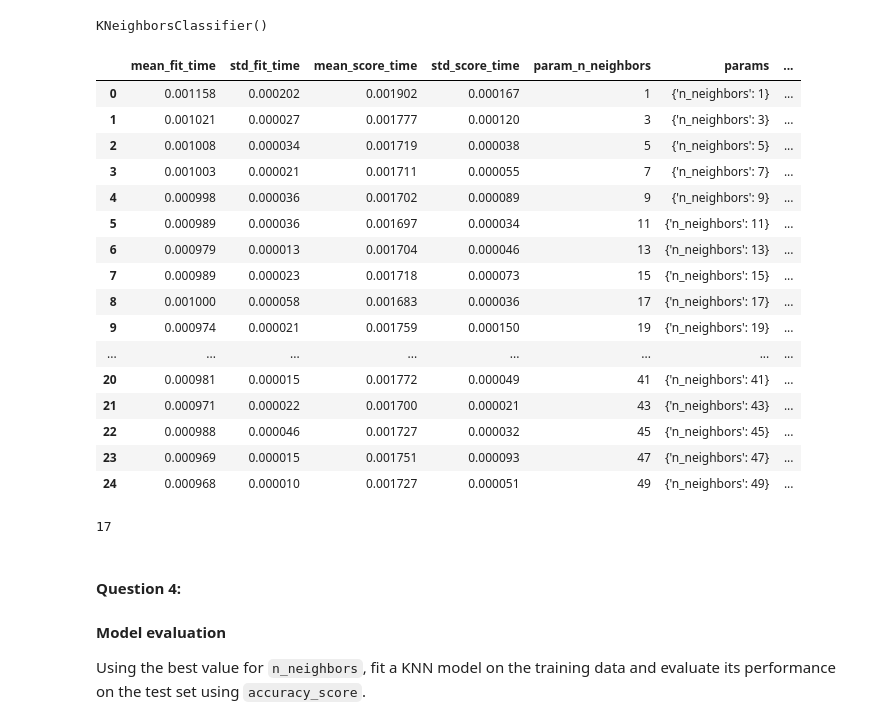
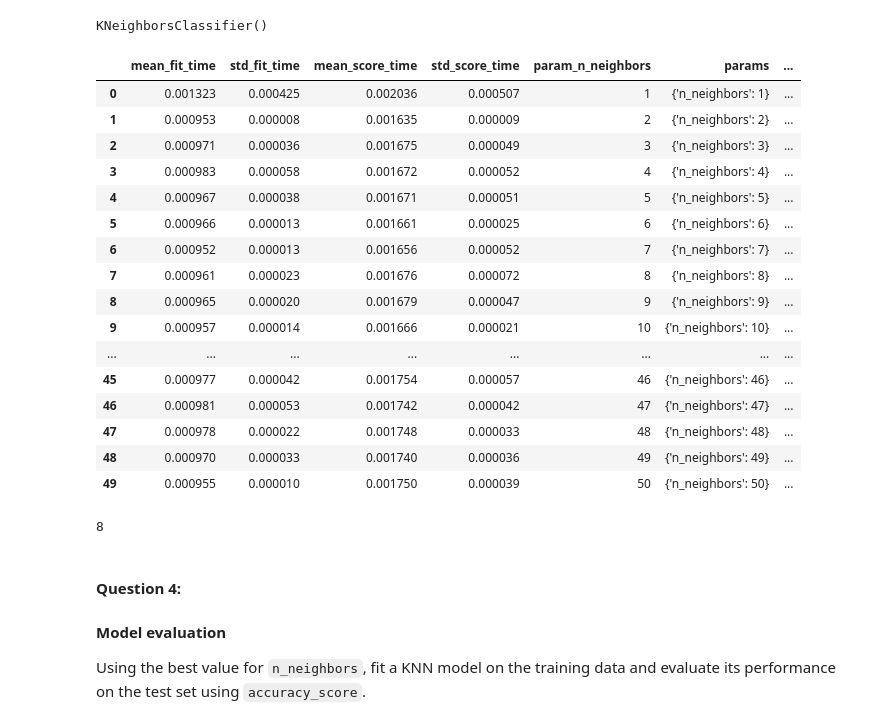
Before and after one commit to midorikawaguti/LCR, a Jupyter notebook: 02_activities/assignments/assignment_1.ipynb, the cells around one changed output. Drawn from its saved outputs; the diff is of its cells as text; code cells hidden in the pictures.

```diff
--- a/02_activities/assignments/assignment_1.ipynb
+++ b/02_activities/assignments/assignment_1.ipynb
@@ -184,7 +165,8 @@ np.random.seed(123)
 # Create a random vector of True and False values to split the data
 split = np.random.choice([True, False], size=len(predictors_standardized), replace=True, p=[0.75, 0.25])
 
-wine_train = wine_df[split == True]
-wine_test = wine_df[split == False]
+X_train = predictors_standardized[split == True]
+X_test = predictors_standardized[split == False]
 
-wine_train
+y_train = wine_df.loc[split, wine_df.columns[-1]]
+y_test = wine_df.loc[~split, wine_df.columns[-1]]
@@ -222,54 +190,52 @@ knn
 # %% [output]
 KNeighborsClassifier()
 # %%
-y_train = wine_train['class']
-X_train = wine_train.iloc[:, :-1]
+
 
 # Define a parameter grid for `n_neighbors` ranging from 1 to 50.
 parameter_grid = {
-    "n_neighbors": range(1,50,2)
+    "n_neighbors": range(1,51)
 }
 
 #Implement a grid search using `GridSearchCV` with 10-fold cross-validation to find the optimal number of neighbors.
 wine_tune_grid = GridSearchCV(
     estimator = knn,
     param_grid=parameter_grid,
     cv=10
 )
-
 
 #After fitting the model on the training data, identify and return the best value for `n_neighbors` based on the grid search results.
 wine_tune_grid.fit(
     X_train,
     y_train
 )
 
 accurancies_grid = pd.DataFrame(wine_tune_grid.cv_results_)
 
 accurancies_grid
 # %% [output]
 |  | mean_fit_time | std_fit_time | mean_score_time | std_score_time | param_n_neighbors | params | ... |
-| 0 | 0.001158 | 0.000202 | 0.001902 | 0.000167 | 1 | {'n_neighbors': 1} | ... |
-| 1 | 0.001021 | 0.000027 | 0.001777 | 0.000120 | 3 | {'n_neighbors': 3} | ... |
-| 2 | 0.001008 | 0.000034 | 0.001719 | 0.000038 | 5 | {'n_neighbors': 5} | ... |
-| 3 | 0.001003 | 0.000021 | 0.001711 | 0.000055 | 7 | {'n_neighbors': 7} | ... |
-| 4 | 0.000998 | 0.000036 | 0.001702 | 0.000089 | 9 | {'n_neighbors': 9} | ... |
-| 5 | 0.000989 | 0.000036 | 0.001697 | 0.000034 | 11 | {'n_neighbors': 11} | ... |
-| 6 | 0.000979 | 0.000013 | 0.001704 | 0.000046 | 13 | {'n_neighbors': 13} | ... |
-| 7 | 0.000989 | 0.000023 | 0.001718 | 0.000073 | 15 | {'n_neighbors': 15} | ... |
-| 8 | 0.001000 | 0.000058 | 0.001683 | 0.000036 | 17 | {'n_neighbors': 17} | ... |
-| 9 | 0.000974 | 0.000021 | 0.001759 | 0.000150 | 19 | {'n_neighbors': 19} | ... |
+| 0 | 0.001323 | 0.000425 | 0.002036 | 0.000507 | 1 | {'n_neighbors': 1} | ... |
+| 1 | 0.000953 | 0.000008 | 0.001635 | 0.000009 | 2 | {'n_neighbors': 2} | ... |
+| 2 | 0.000971 | 0.000036 | 0.001675 | 0.000049 | 3 | {'n_neighbors': 3} | ... |
+| 3 | 0.000983 | 0.000058 | 0.001672 | 0.000052 | 4 | {'n_neighbors': 4} | ... |
+| 4 | 0.000967 | 0.000038 | 0.001671 | 0.000051 | 5 | {'n_neighbors': 5} | ... |
+| 5 | 0.000966 | 0.000013 | 0.001661 | 0.000025 | 6 | {'n_neighbors': 6} | ... |
+| 6 | 0.000952 | 0.000013 | 0.001656 | 0.000052 | 7 | {'n_neighbors': 7} | ... |
+| 7 | 0.000961 | 0.000023 | 0.001676 | 0.000072 | 8 | {'n_neighbors': 8} | ... |
+| 8 | 0.000965 | 0.000020 | 0.001679 | 0.000047 | 9 | {'n_neighbors': 9} | ... |
+| 9 | 0.000957 | 0.000014 | 0.001666 | 0.000021 | 10 | {'n_neighbors': 10} | ... |
 | ... | ... | ... | ... | ... | ... | ... | ... |
-| 20 | 0.000981 | 0.000015 | 0.001772 | 0.000049 | 41 | {'n_neighbors': 41} | ... |
-| 21 | 0.000971 | 0.000022 | 0.001700 | 0.000021 | 43 | {'n_neighbors': 43} | ... |
-| 22 | 0.000988 | 0.000046 | 0.001727 | 0.000032 | 45 | {'n_neighbors': 45} | ... |
-| 23 | 0.000969 | 0.000015 | 0.001751 | 0.000093 | 47 | {'n_neighbors': 47} | ... |
-| 24 | 0.000968 | 0.000010 | 0.001727 | 0.000051 | 49 | {'n_neighbors': 49} | ... |
+| 45 | 0.000977 | 0.000042 | 0.001754 | 0.000057 | 46 | {'n_neighbors': 46} | ... |
+| 46 | 0.000981 | 0.000053 | 0.001742 | 0.000042 | 47 | {'n_neighbors': 47} | ... |
+| 47 | 0.000978 | 0.000022 | 0.001748 | 0.000033 | 48 | {'n_neighbors': 48} | ... |
+| 48 | 0.000970 | 0.000033 | 0.001740 | 0.000036 | 49 | {'n_neighbors': 49} | ... |
+| 49 | 0.000955 | 0.000010 | 0.001750 | 0.000039 | 50 | {'n_neighbors': 50} | ... |
 # %%
 best_param = wine_tune_grid.best_params_["n_neighbors"]
 best_param
 # %% [output]
-17
+8
 # %% [markdown]
 #### **Question 4:**
 #### Model evaluation
```
Also changed, not shown: parts of 9 cells of this notebook.
